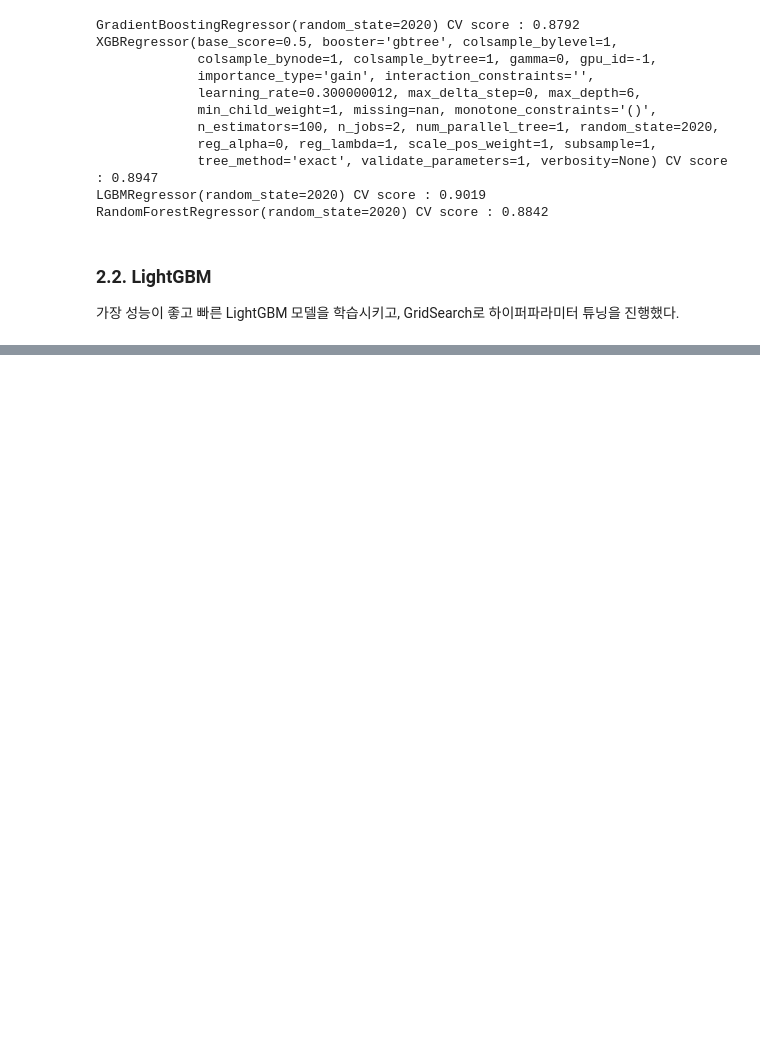
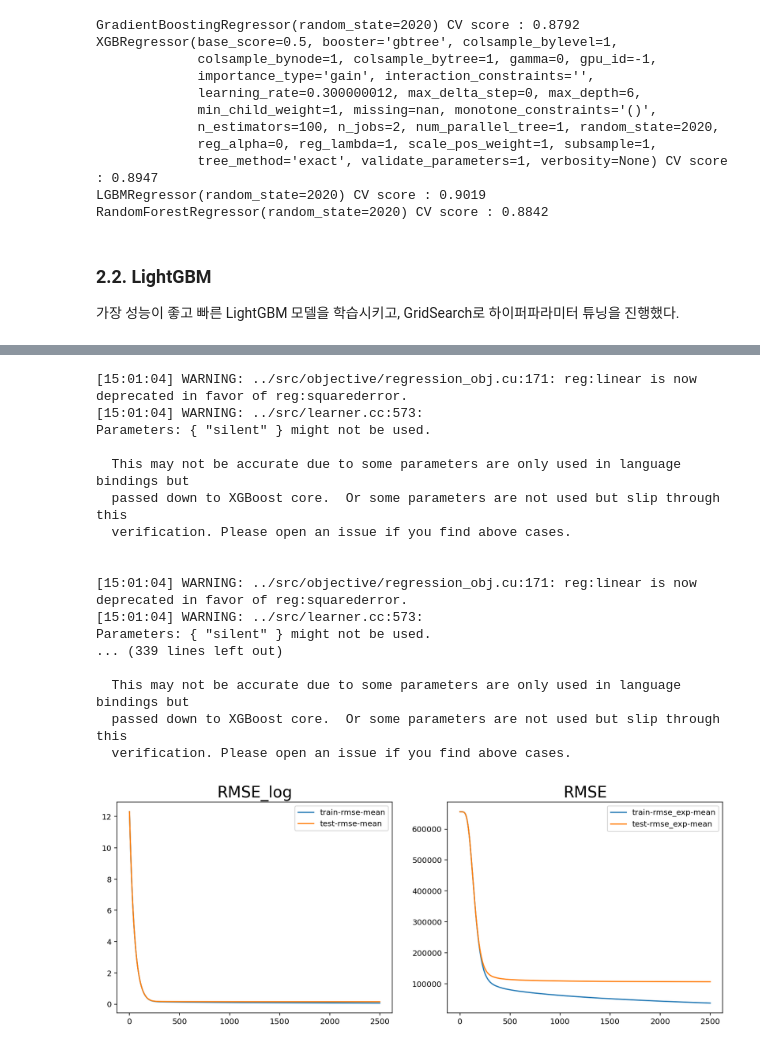
Before and after one commit to purplefish06/AIFFEL_Explolation, a Jupyter notebook: [E-03]Kaggle.ipynb, the cells around one changed output, grey strips where cells are left out. Cells and saved outputs as stored; diff of their text form; code cells hidden in the pictures; blank space fills up the shorter version.

```diff
--- a/[E-03]Kaggle.ipynb
+++ b/[E-03]Kaggle.ipynb
@@ -295,0 +560,8 @@ save_submission(lightgbm, train[train_columns], y, test, 'lgbm', rmsle='0.160488
+# %%
+X_train['price'] = y_train
+km2 = KMeans(n_clusters=120, random_state=2019)
+km2.fit(X_train[['price', 'km_120']])
+X_train['km_pre'] = km2.predict(X_train[['price', 'km_120']])
+X_train.drop('price', 1, inplace=True)
+X_train_km_pre = X_train[['km_120', 'km_pre']].groupby('km_120')['km_pre'].mean().reset_index()
+X_test = X_test.merge(X_train_km_pre, how='left', on='km_120')
@@ -295,0 +618,68 @@ save_submission(lightgbm, train[train_columns], y, test, 'lgbm', rmsle='0.160488
+# %%
+xgb_params = {
+    'eta': 0.02,
+    'max_depth': 6,
+    'subsample': 0.8,
+    'colsample_bytree': 0.4,
+    'objective': 'reg:linear',
+    'eval_metric': 'rmse',
+    'silent': True,
+    'seed' : 1984
+}
+
+
+
+# transform
+dtrain = xgb.DMatrix(X_train, y_train)
+dtest = xgb.DMatrix(X_test)
+
+# cross validation
+cv_output = xgb.cv(xgb_params,
+                   dtrain,
+                   num_boost_round=5000,
+                   early_stopping_rounds=150,
+                   nfold=5,
+                   verbose_eval=100,
+                   feval=rmse_exp,
+                   maximize=False,
+                   show_stdv=False,
+                   )
+
+# scoring
+best_rounds = cv_output.index.size
+score = round(cv_output.iloc[-1]['test-rmse_exp-mean'], 2)
+
+print(f'\nBest Rounds: {best_rounds}')
+print(f'Best Score: {score}')
+
+model = xgb.train(xgb_params, dtrain, num_boost_round=best_rounds)
+xgb_pred_log = model.predict(dtest)
+xgb_pred = np.expm1(xgb_pred_log)
+
+# plotting
+fig, (ax1, ax2) = plt.subplots(1, 2, figsize=(14,5))
+cv_output[['train-rmse-mean', 'test-rmse-mean']].plot(ax=ax1)
+ax1.set_title('RMSE_log', fontsize=20)
+cv_output[['train-rmse_exp-mean', 'test-rmse_exp-mean']].plot(ax=ax2)
+ax2.set_title('RMSE', fontsize=20)
+
+plt.show()
+# %% [output]
+[15:01:04] WARNING: ../src/objective/regression_obj.cu:171: reg:linear is now deprecated in favor of reg:squarederror.
+[15:01:04] WARNING: ../src/learner.cc:573:
+Parameters: { "silent" } might not be used.
+
+  This may not be accurate due to some parameters are only used in language bindings but
+  passed down to XGBoost core.  Or some parameters are not used but slip through this
+  verification. Please open an issue if you find above cases.
+
+
+[15:01:04] WARNING: ../src/objective/regression_obj.cu:171: reg:linear is now deprecated in favor of reg:squarederror.
+[15:01:04] WARNING: ../src/learner.cc:573:
+Parameters: { "silent" } might not be used.
+... (339 lines left out)
+
+  This may not be accurate due to some parameters are only used in language bindings but
+  passed down to XGBoost core.  Or some parameters are not used but slip through this
+  verification. Please open an issue if you find above cases.
+[figure, added]
```
Also changed, not shown: parts of 10 cells of this notebook.
